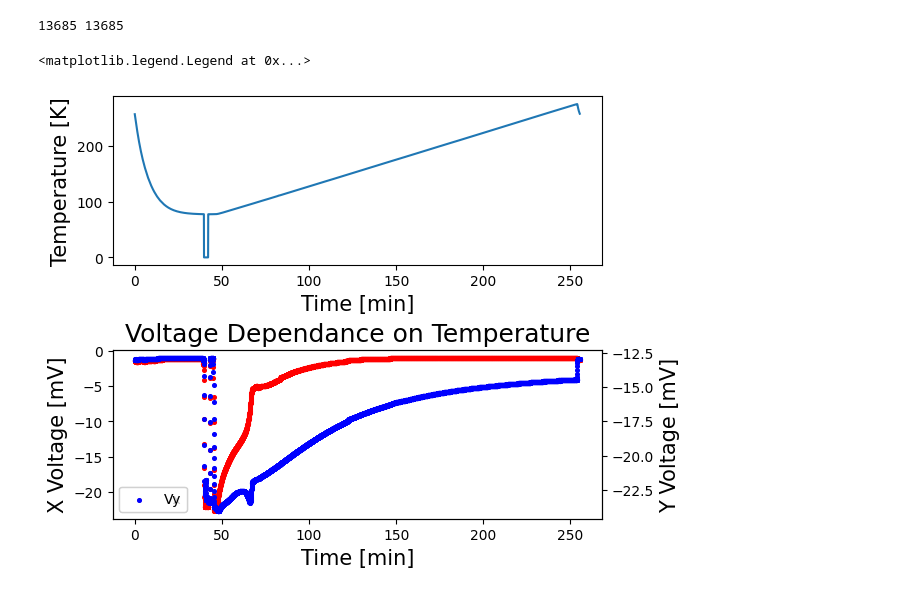
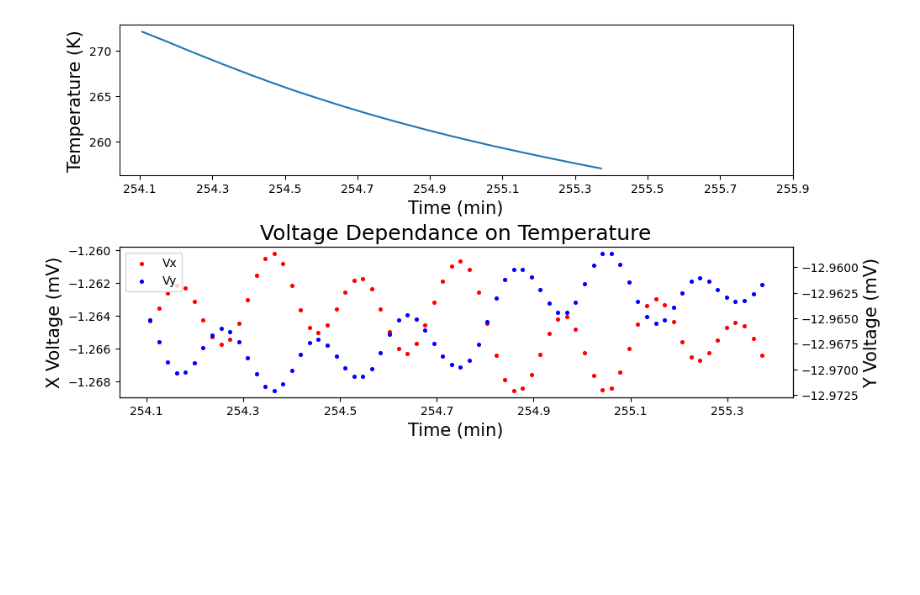
Before and after one commit to wendl198/ContactlessProbe, a Jupyter notebook: AnalysisStuff/PhasePredict.ipynb, the cells around one changed output. Drawn from its saved outputs; the diff is of its cells as text; code cells hidden in the pictures; blank space fills up the shorter version.

```diff
--- a/AnalysisStuff/PhasePredict.ipynb
+++ b/AnalysisStuff/PhasePredict.ipynb
@@ -26,40 +49,50 @@ ax.set_yscale('log')
 # %%
-data_path = 'C:/Users/blake/Documents/VSCode/Python/Greven/RawData/BW60_1part3.dat'
-all_data = np.genfromtxt(data_path, delimiter='\t')
+# view and zoom into data to get specific information
+
+#adjust these parameters
+# probe_path = 'C:/Users/blake/Documents/VSCode/Python/Greven/RawData/2023_4_2_3.dat' # small sample
+# probe_path = 'C:/Users/blake/Documents/VSCode/Python/Greven/RawData/KTO_110_B5_1.dat'
+# probe_path = 'C:/Users/blake/Documents/VSCode/Python/Greven/RawData/2023_4_2_2.dat'
+# probe_path = 'C:/Users/blake/Documents/VSCode/Python/Greven/RawData/AL_TEST.dat'
+probe_path = 'C:/Users/blake/Documents/VSCode/Python/Greven/RawData/BW60_1part3.dat'
+xstep = .2  #10 steps in time is about right
+timestart = 254.1
+timeend =  256
+
+all_data = np.genfromtxt(probe_path, delimiter='\t')
 t = np.array(all_data[1:,0])
 T = np.array(all_data[1:,1])
 x = np.array(all_data[1:,2])*1000
 y = np.array(all_data[1:,3])*1000
-print(len(x),len(y))
 
 
-indexes1 = np.logical_and(t >= 0, t <= 1000)
-t = t[indexes1]
-T = T[indexes1]
-x = x[indexes1]
-y = y[indexes1]
+indexes1 = np.logical_and(t >= timestart, t <= timeend) #for display
+t0 = t[indexes1]
+T0 = T[indexes1]
+x0 = x[indexes1]
+y0 = y[indexes1]
 
-fig0 = plt.figure(constrained_layout = True)
+fig0 = plt.figure(constrained_layout = True, figsize=(10, 5))
 ax0 = fig0.add_subplot(2, 1, 1)
 bx1 = fig0.add_subplot(2, 1, 2)
-ax0.plot(t,T)
-ax0.set_xlabel('Time [min]',fontsize = 15)
-ax0.set_ylabel('Temperature [K]',fontsize = 15)
+ax0.plot(t0,T0)
+ax0.set_xlabel('Time (min)',fontsize = 15)
+ax0.set_ylabel('Temperature (K)',fontsize = 15)
+ax0.set_xticks(np.arange(timestart, timeend, step=xstep))
 # ax = fig.add_subplot(2, 1, 1)
 # bx1 = fig1.add_subplot(1, 1, 1)
 # ax.plot(t[first:],T[first:])
 # ax.set_xlabel('Time [min]',fontsize = 15)
 # ax.set_ylabel('Temperature [K]',fontsize = 15)
 bx1.set_title('Voltage Dependance on Temperature',fontsize = 18)
-bx1.scatter(t,x,color='red',s=7)
-bx1.set_xlabel('Time [min]',fontsize = 15)
-bx1.set_ylabel('X Voltage [mV]',fontsize = 15)
+bx1.scatter(t0,x0,color='red',s=7)
+bx1.set_xlabel('Time (min)',fontsize = 15)
+bx1.set_ylabel('X Voltage (mV)',fontsize = 15)
+bx1.set_xticks(np.arange(timestart, timeend, step=xstep))
 bx2 = bx1.twinx()
-bx2.scatter(t,y,color='blue',s=7)
-bx2.set_ylabel('Y Voltage [mV]',fontsize = 15)
-bx1.legend(['Vx'])
-bx2.legend(['Vy'])
+bx2.scatter(t0[0],y0[0],color='red',s=7)
+bx2.scatter(t0,y0,color='blue',s=7)
+bx2.set_ylabel('Y Voltage (mV)',fontsize = 15)
+_ = bx2.legend(['Vx','Vy'])
 # %% [output]
-13685 13685
-<matplotlib.legend.Legend at 0x...>
-[figure, old version]
+[figure, new version]
```
Also changed, not shown: parts of 6 cells of this notebook, 7 other files.
